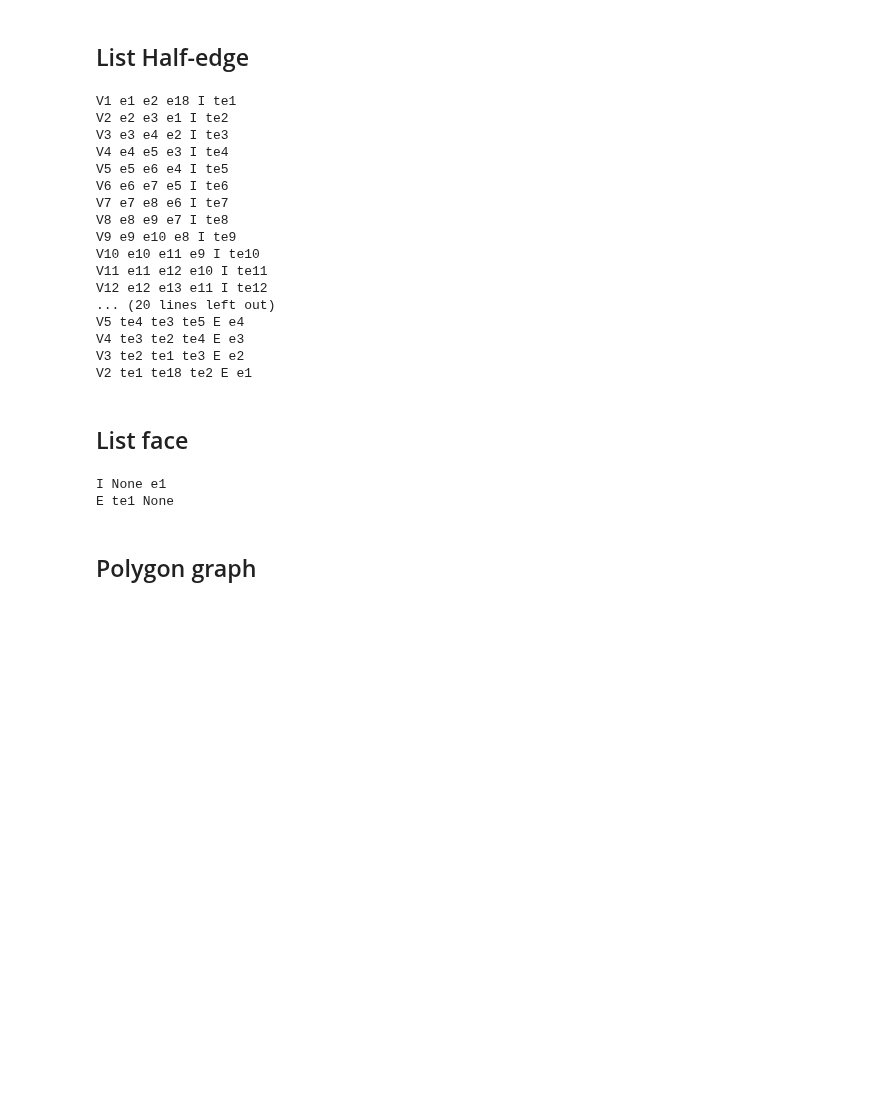
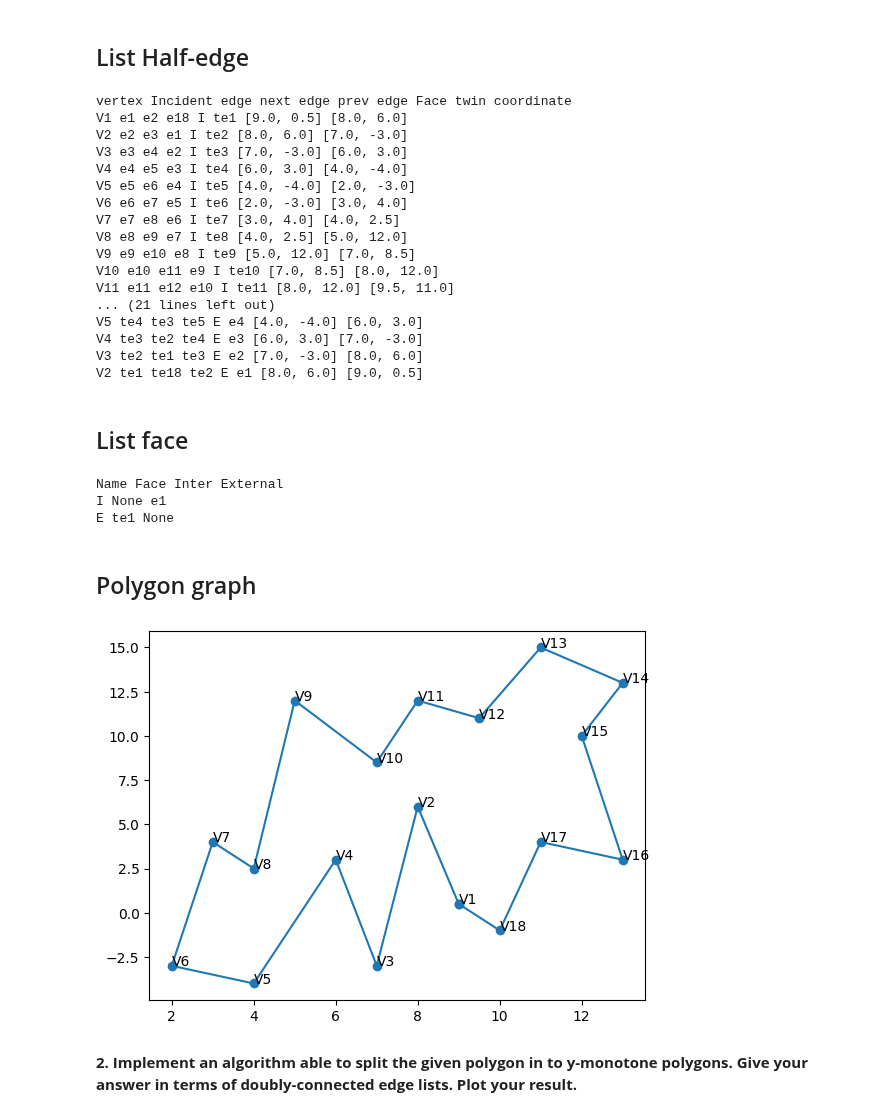
Before and after one commit to DayaVale/Geometria_Computacional, a Jupyter notebook: Homework2/Homework2.ipynb, the cells around one changed output. Saved outputs shown, nothing was run; the diff lists cells and outputs as text; code cells hidden in the pictures; blank space fills up the shorter version.

```diff
--- a/Homework2/Homework2.ipynb
+++ b/Homework2/Homework2.ipynb
@@ -372,35 +371,63 @@ V18 e18 [10.0, -1.0]
 # %% [markdown]
 ## List Half-edge
 # %%
+print('vertex','Incident edge','next edge','prev edge', 'Face','twin', 'coordinate')
 for i in range(len(DCEL1.list_edge)):
     print(DCEL1.list_edge[i].origin.name,DCEL1.list_edge[i].name,
           DCEL1.list_edge[i].next.name,DCEL1.list_edge[i].prev.name,
-          DCEL1.list_edge[i].face.name, DCEL1.list_edge[i].twin_save.name)
+          DCEL1.list_edge[i].face.name, DCEL1.list_edge[i].twin_save.name,[DCEL1.list_edge[i].origin.x,
+                                                                           DCEL1.list_edge[i].origin.y],
+                                                                           [DCEL1.list_edge[i].queue.x,
+                                                                            DCEL1.list_edge[i].queue.y] )
 # %% [output]
-V1 e1 e2 e18 I te1
-V2 e2 e3 e1 I te2
-V3 e3 e4 e2 I te3
-V4 e4 e5 e3 I te4
-V5 e5 e6 e4 I te5
-V6 e6 e7 e5 I te6
-V7 e7 e8 e6 I te7
-V8 e8 e9 e7 I te8
-V9 e9 e10 e8 I te9
-V10 e10 e11 e9 I te10
-V11 e11 e12 e10 I te11
-V12 e12 e13 e11 I te12
-... (20 lines left out)
-V5 te4 te3 te5 E e4
-V4 te3 te2 te4 E e3
-V3 te2 te1 te3 E e2
-V2 te1 te18 te2 E e1
+vertex Incident edge next edge prev edge Face twin coordinate
+V1 e1 e2 e18 I te1 [9.0, 0.5] [8.0, 6.0]
+V2 e2 e3 e1 I te2 [8.0, 6.0] [7.0, -3.0]
+V3 e3 e4 e2 I te3 [7.0, -3.0] [6.0, 3.0]
+V4 e4 e5 e3 I te4 [6.0, 3.0] [4.0, -4.0]
+V5 e5 e6 e4 I te5 [4.0, -4.0] [2.0, -3.0]
+V6 e6 e7 e5 I te6 [2.0, -3.0] [3.0, 4.0]
+V7 e7 e8 e6 I te7 [3.0, 4.0] [4.0, 2.5]
+V8 e8 e9 e7 I te8 [4.0, 2.5] [5.0, 12.0]
+V9 e9 e10 e8 I te9 [5.0, 12.0] [7.0, 8.5]
+V10 e10 e11 e9 I te10 [7.0, 8.5] [8.0, 12.0]
+V11 e11 e12 e10 I te11 [8.0, 12.0] [9.5, 11.0]
+... (21 lines left out)
+V5 te4 te3 te5 E e4 [4.0, -4.0] [6.0, 3.0]
+V4 te3 te2 te4 E e3 [6.0, 3.0] [7.0, -3.0]
+V3 te2 te1 te3 E e2 [7.0, -3.0] [8.0, 6.0]
+V2 te1 te18 te2 E e1 [8.0, 6.0] [9.0, 0.5]
 # %% [markdown]
 ## List face
 # %%
+print('Name Face','Inter', 'External')
 print(DCEL1.list_face[0].name, 'None', DCEL1.list_face[0].interior.name)
 print(DCEL1.list_face[1].name, DCEL1.list_face[1].exterior.name, 'None')
 # %% [output]
+Name Face Inter External
 I None e1
 E te1 None
 # %% [markdown]
 ## Polygon graph
+# %%
+def grafic(P):
+    xcor = []
+    ycor = []
+    for n in P:
+        xcor.append(n.x)
+        ycor.append(n.y)
+
+    xcor.append(xcor[0])
+    ycor.append(ycor[0])
+
+    plt.scatter(xcor,ycor)
+    for n in P:
+        plt.annotate(n.name, xy = (n.x, n.y), xytext=(n.x, n.y))
+    plt.plot(xcor,ycor)
+    plt.show()
+# %%
+grafic(DCEL1.list_vertex)
+# %% [output]
+[figure, added]
+# %% [markdown]
+**2. Implement an algorithm able to split the given polygon in to y-monotone polygons. Give your answer in terms of doubly-connected edge lists. Plot your result.**
```
Also changed, not shown: parts of 3 cells of this notebook.
